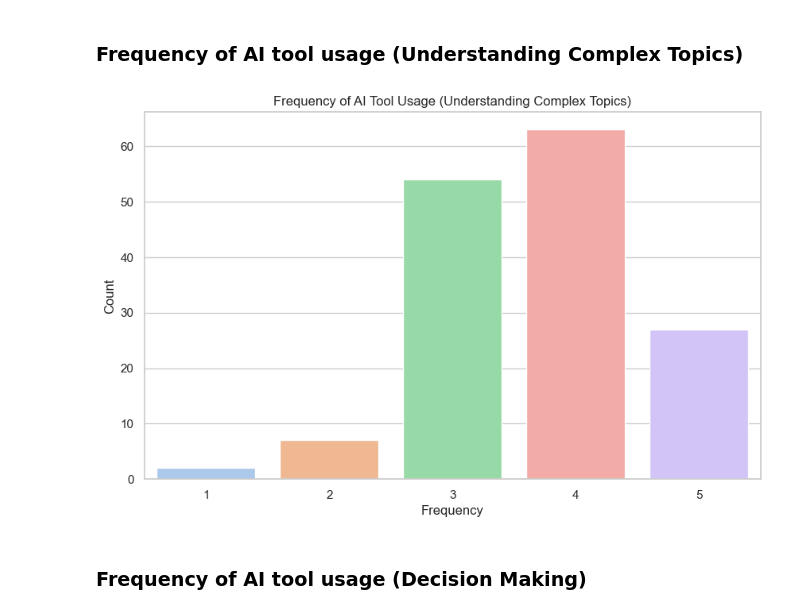
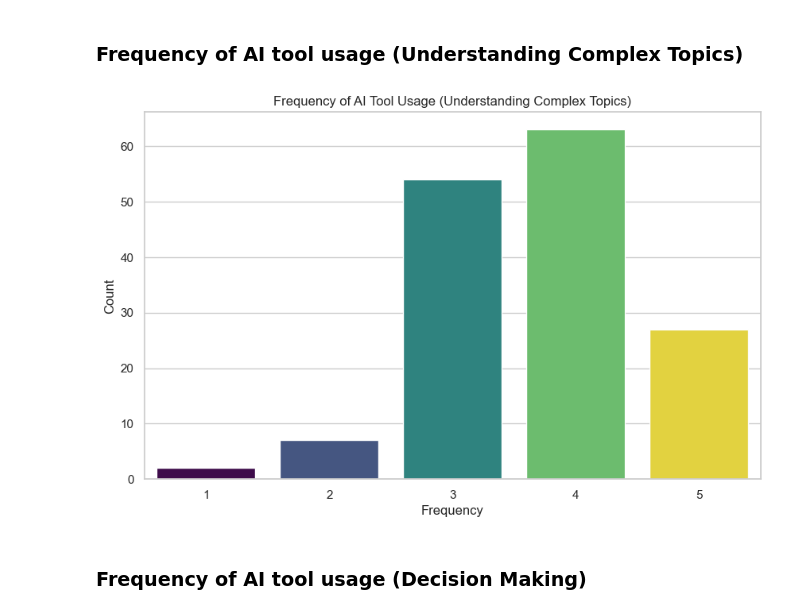
Before and after one commit to NotAlpha45/Survey-on-the-Impact-of-AI-Tools, a Jupyter notebook: code/dataset_exploration.ipynb, the cells around one changed output. Saved outputs shown, nothing was run; the diff lists cells and outputs as text; code cells hidden in the pictures.

```diff
--- a/code/dataset_exploration.ipynb
+++ b/code/dataset_exploration.ipynb
@@ -213,36 +224,36 @@ plt.show()
 # %% [markdown]
 ### Frequency of AI tool usage (Understanding Complex Topics)
 # %%
-plt.figure((figsize = (10, 6)));
-usage_frequency =
-  dataset[
+usage_frequency = dataset[
     "How often do you rely on AI tools for help in understanding complex topics in your coursework?"
-  ].value_counts();
+].value_counts()
 
-usage_frequency.index = usage_frequency.index.map({
-  Always: 5,
-  Often: 4,
-  Sometimes: 3,
-  Rarely: 2,
-  Never: 1,
-});
+usage_frequency.index = usage_frequency.index.map(
+    {
+        "Always": 5,
+        "Often": 4,
+        "Sometimes": 3,
+        "Rarely": 2,
+        "Never": 1,
+    }
+)
 
+plt.figure(figsize=(10, 6))
 sns.barplot(
-  (x = usage_frequency.index),
-  (y = usage_frequency.values),
-  (palette = "pastel"),
-  (hue = usage_frequency.index),
-  (legend = False)
-);
-plt.title("Frequency of AI Tool Usage (Understanding Complex Topics)");
-plt.xlabel("Frequency");
-plt.ylabel("Count");
-filename =
-  "../results/frequency_of_ai_tool_usage_understanding_complex_topics.png";
-plt.savefig(filename);
-plt.show();
+    x=usage_frequency.index,
+    y=usage_frequency.values,
+    palette="viridis",
+    hue=usage_frequency.index,
+    legend=False,
+)
+plt.title("Frequency of AI Tool Usage (Understanding Complex Topics)")
+plt.xlabel("Frequency")
+plt.ylabel("Count")
+filename = "../results/frequency_of_ai_tool_usage_understanding_complex_topics.png"
+plt.savefig(filename)
+plt.show()
 # %% [output]
-[figure, old version]
+[figure, new version]
 # %% [markdown]
 ### Frequency of AI tool usage (Decision Making)
 # %%
```
Also changed, not shown: parts of 25 cells of this notebook, 15 other files.
